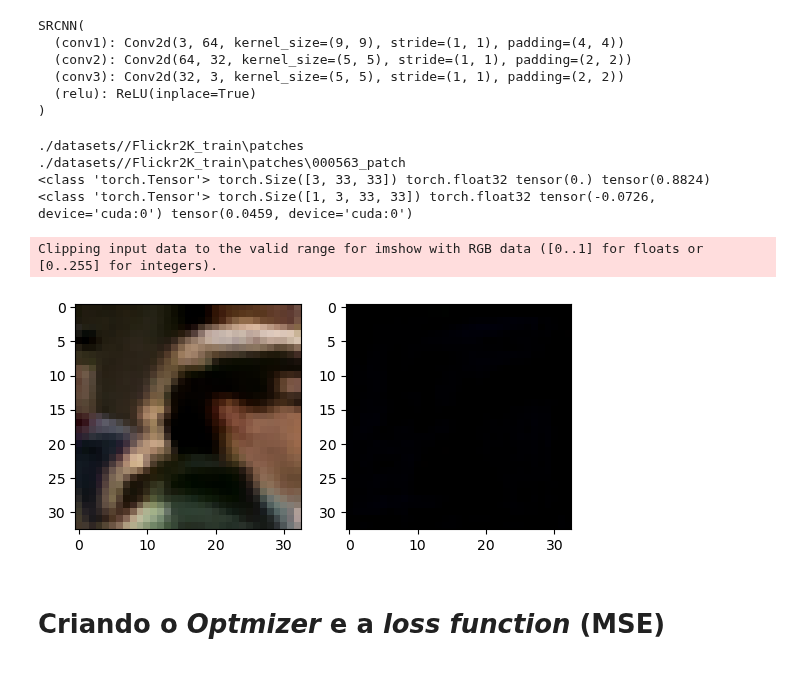
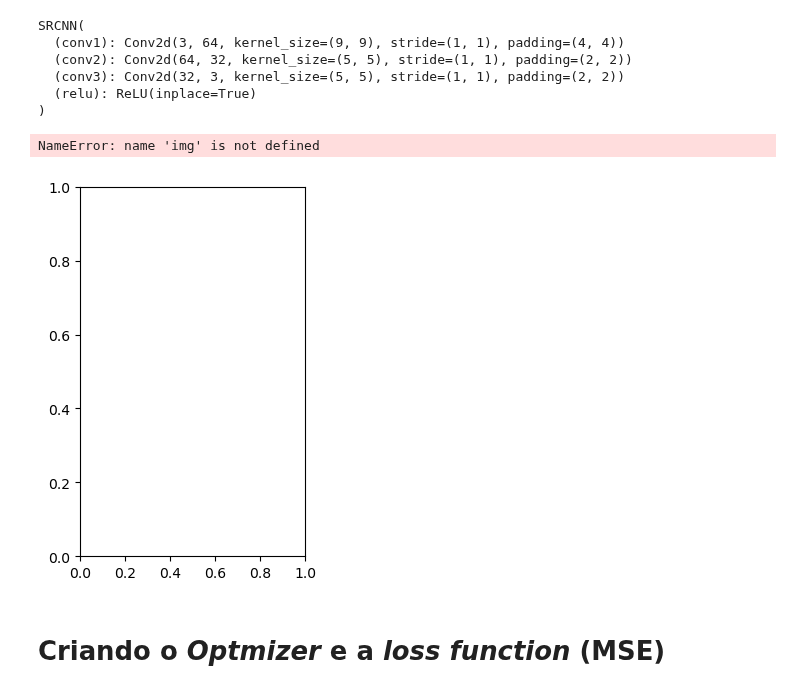
Before and after one commit to velozo27/TCC-Pedro-Velozo-ENG1132, a Jupyter notebook: SRCNN_copiada.ipynb, the cells around one changed output. Saved outputs shown, nothing was run; the diff lists cells and outputs as text; code cells hidden in the pictures.

```diff
--- a/SRCNN_copiada.ipynb
+++ b/SRCNN_copiada.ipynb
@@ -419,32 +438,27 @@ SRCNN(
 # # Move the model to the desired device
 # model = model.to(device)
 # %%
-img = image_patches.get_image_patch(f"{DATASET_ROOT}/{DATASET_NAME}_train").float()/255
-print(type(img), img.shape, img.dtype, img.min(), img.max())
-with torch.no_grad():
-  img_out = model(img.unsqueeze(0).to(device))
-print(type(img_out), img_out.shape, img_out.dtype, img_out.min(), img_out.max())
-# plt.figure()
-# plt.subplot(1, 2, 1)
-# plt.imshow(ImageHelperInstance.tensor_as_image(img.cpu()))
-# plt.subplot(1, 2, 2)
-# plt.imshow(ImageHelperInstance.tensor_as_image(img_out.squeeze().cpu()))
-# plt.show()
+# img = image_patches.get_image_patch(f"{DATASET_ROOT}/{DATASET_NAME}_train").float()/255
+# print(type(img), img.shape, img.dtype, img.min(), img.max())
+# with torch.no_grad():
+#   img_out = model(img.unsqueeze(0).to(device))
+# print(type(img_out), img_out.shape, img_out.dtype, img_out.min(), img_out.max())
+# # plt.figure()
+# # plt.subplot(1, 2, 1)
+# # plt.imshow(ImageHelperInstance.tensor_as_image(img.cpu()))
+# # plt.subplot(1, 2, 2)
+# # plt.imshow(ImageHelperInstance.tensor_as_image(img_out.squeeze().cpu()))
+# # plt.show()
-# %% [output]
-./datasets//Flickr2K_train\patches
-./datasets//Flickr2K_train\patches\000563_patch
-<class 'torch.Tensor'> torch.Size([3, 33, 33]) torch.float32 tensor(0.) tensor(0.8824)
-<class 'torch.Tensor'> torch.Size([1, 3, 33, 33]) torch.float32 tensor(-0.0726, device='cuda:0') tensor(0.0459, device='cuda:0')
 # %%
-plt.figure()
-plt.subplot(1, 2, 1)
-plt.imshow(image_helper.tensor_as_image(img.cpu()))
-plt.subplot(1, 2, 2)
-plt.imshow(image_helper.tensor_as_image(img_out.squeeze().cpu()))
-plt.show()
+# plt.figure()
+# plt.subplot(1, 2, 1)
+# plt.imshow(image_helper.tensor_as_image(img.cpu()))
+# plt.subplot(1, 2, 2)
+# plt.imshow(image_helper.tensor_as_image(img_out.squeeze().cpu()))
+# plt.show()
 # %% [output]
-Clipping input data to the valid range for imshow with RGB data ([0..1] for floats or [0..255] for integers).
+NameError: name 'img' is not defined
-[figure, old version]
+[figure, new version]
 # %% [markdown]
 # Criando o *Optmizer* e a *loss function* (MSE)
 # %%
```
Also changed, not shown: parts of 17 cells of this notebook, 1 other file.
